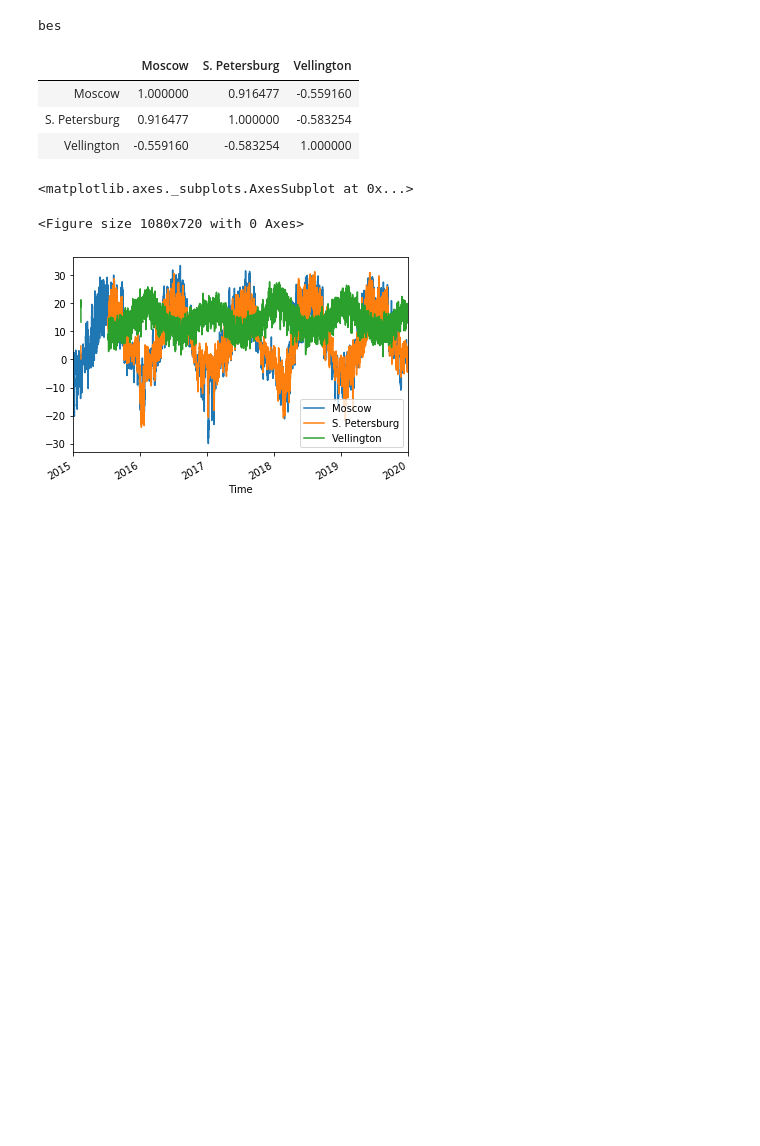
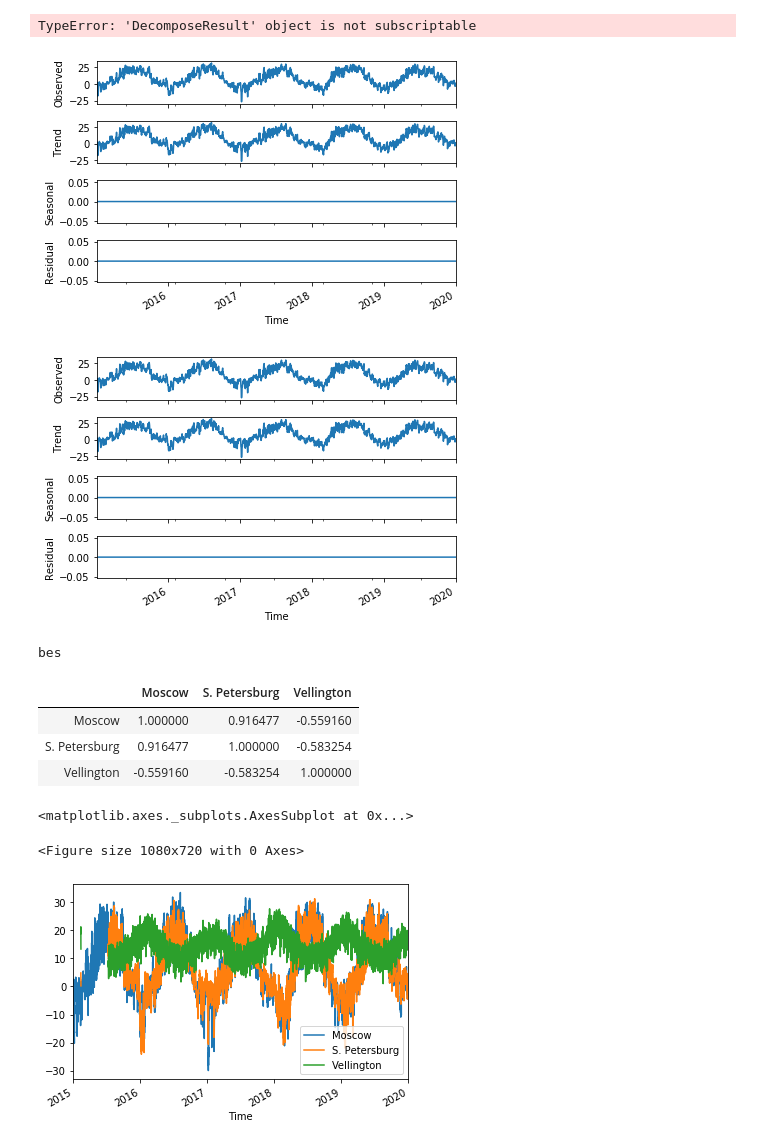
Before and after one commit to anastasiarazb/skillbox-data-analyst-intensive, a Jupyter notebook: Погода 1.ipynb, the cells around one changed output. Cells and saved outputs as stored; diff of their text form; code cells hidden in the pictures; blank space fills up the shorter version.

```diff
--- a/Погода 1.ipynb
+++ b/Погода 1.ipynb
@@ -55,0 +104,2 @@ data
+# %%
+decomposition = seasonal_decompose(msk_hours['T'], freq=1)
@@ -56,3 +170,12 @@ data
+# %%
+decomposition
+# %% [output]
+TypeError: 'DecomposeResult' object is not subscriptable
+# %%
+decomposition.plot()
+# %% [output]
+[figure, added]
+[figure, added]
 # %%
 'это строка' "Это тоже"
 # %%
```
Also changed, not shown: parts of 24 cells of this notebook, 2 other files.
